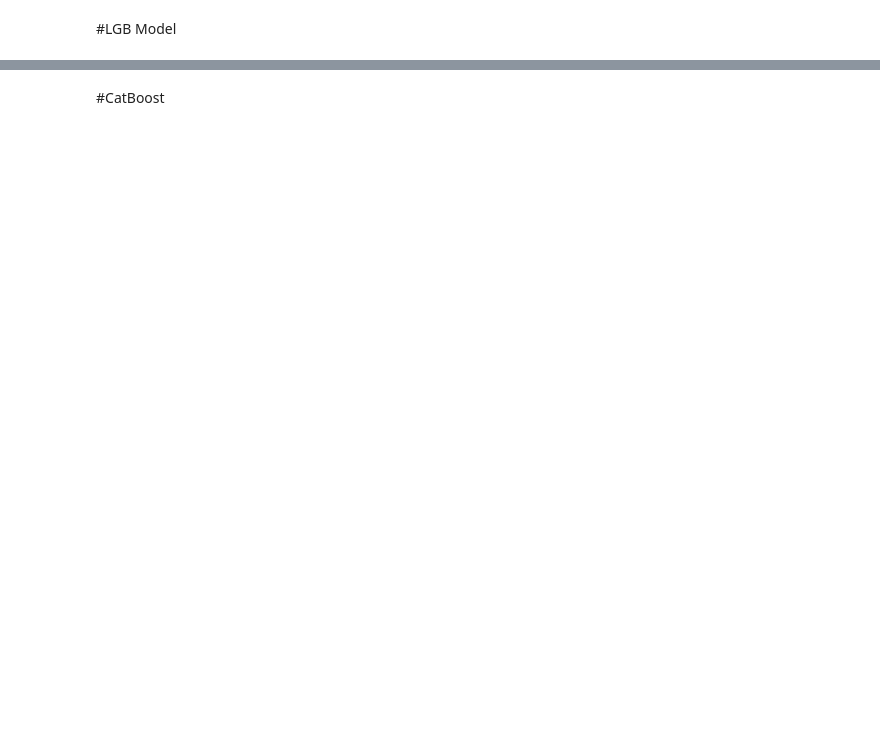
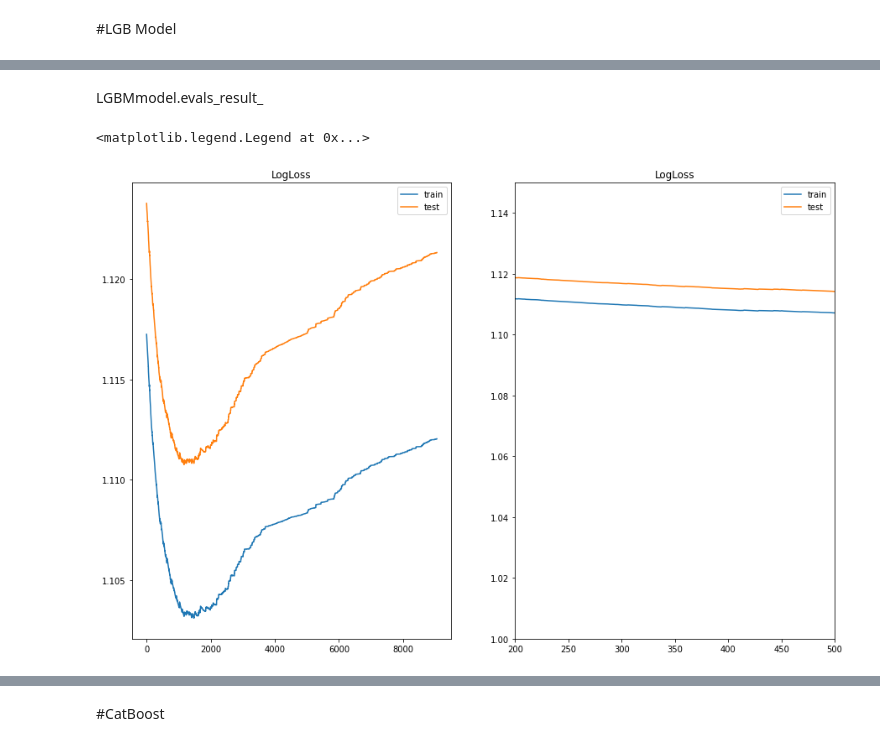
Before and after one commit to EduardoCalderon9/Kaggle, a Jupyter notebook: Tabular_Playground.ipynb, the cells around one changed output, grey strips where cells are left out. Saved outputs shown, nothing was run; the diff lists cells and outputs as text; code cells hidden in the pictures; blank space fills up the shorter version.

```diff
--- a/Tabular_Playground.ipynb
+++ b/Tabular_Playground.ipynb
@@ -188,0 +234,20 @@ LGBModel=lgb.train(lgb_params, d_train,200)
+# %%
+x_train, x_test, y_train, y_test = train_test_split(X, Y, test_size=0.3, random_state=seed)
+LGBMmodel=LGBMClassifier(objective='multiclass',
+                    learning_rate = 0.2,
+                    max_depth = 2,
+                    num_class= 4,
+                    num_leaves = 60,
+                    n_estimators = 500,
+                    #bagging_fraction = 0.5,
+                    #bagging_freq=5,
+                    #feature_fraction = 0.5,
+                    reg_lamda=0.14,
+                    reg_alpha=1.9,
+                    colsample_bytree=0.3,
+                    #subsample=5,
+                    #subsample_freq=0.5,
+                    #min_child_samples=135,
+                    #min_child_weight=2
+                    )
+LGBMmodel.fit(x_train, y_train, eval_set=eval_set)
@@ -188,0 +279,19 @@ LGBModel=lgb.train(lgb_params, d_train,200)
+# %% [markdown]
+LGBMmodel.evals_result_
+# %%
+results = LGBMmodel.evals_result_
+fig, axes = plt.subplots(nrows=1, ncols=2, figsize=(15, 10))
+
+axes[0].plot(results['valid_0']['multi_logloss'], label='train')
+axes[0].plot(results['valid_1']['multi_logloss'], label='test')
+axes[0].set_title('LogLoss')
+axes[0].legend()
+
+axes[1].plot(results['valid_0']['multi_logloss'], label='train')
+axes[1].plot(results['valid_1']['multi_logloss'], label='test')
+axes[1].axis([200, 500, 1, 1.15])
+axes[1].set_title('LogLoss')
+axes[1].legend()
+# %% [output]
+<matplotlib.legend.Legend at 0x...>
+[figure, added]
```
Also changed, not shown: parts of 26 cells of this notebook.
